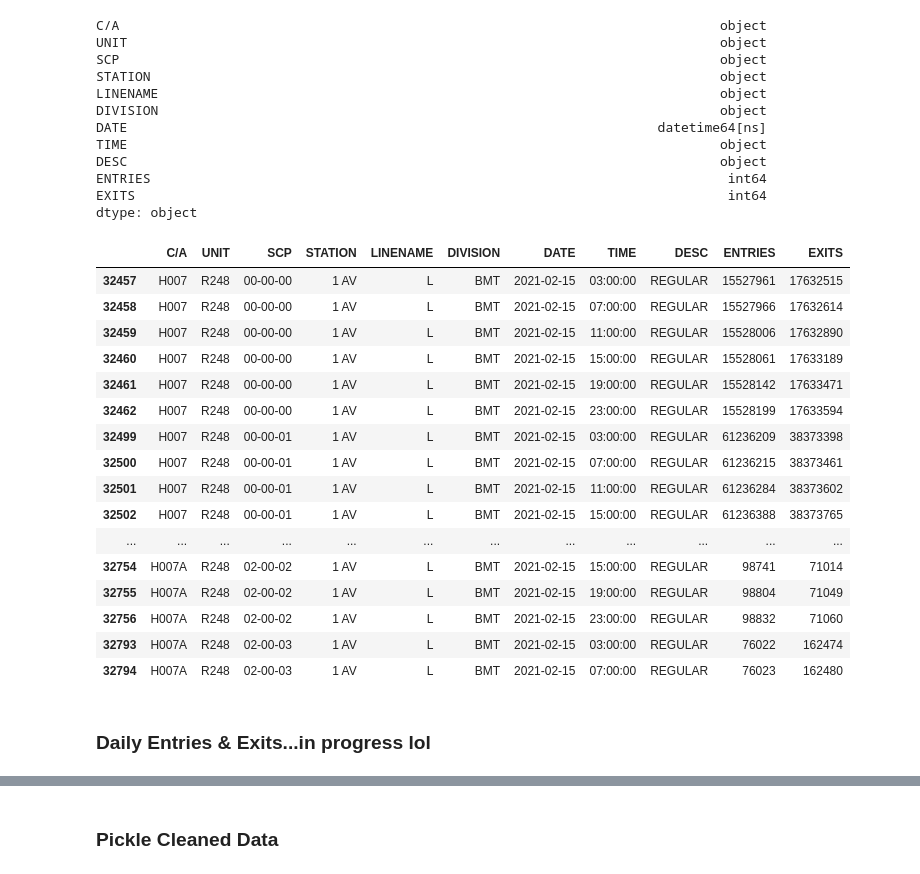
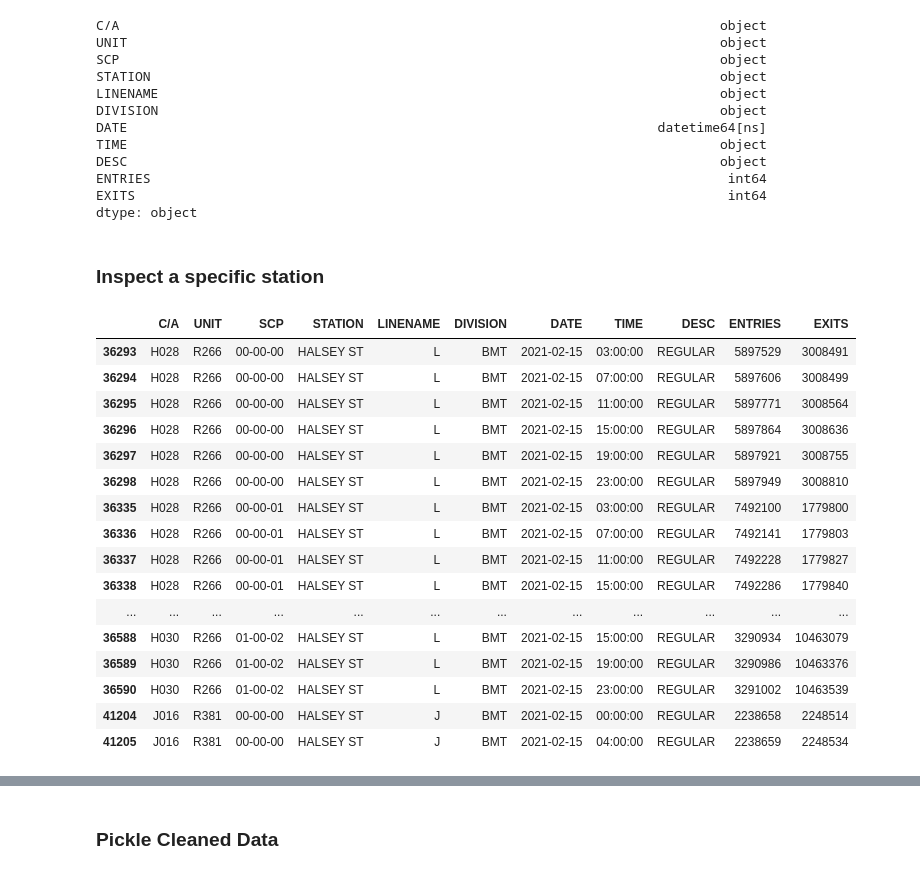
Before and after one commit to justinm0rgan/mta-turnstile-covid, a Jupyter notebook: collection-and-cleaning.ipynb, the cells around one changed output, grey strips where cells are left out. Drawn from its saved outputs; the diff is of its cells as text; code cells hidden in the pictures.

Commit message:
got daily entries

```diff
--- a/collection-and-cleaning.ipynb
+++ b/collection-and-cleaning.ipynb
@@ -152,25 +139,25 @@ DESC
 ENTRIES                                                                          int64
 EXITS                                                                            int64
 dtype: object
+# %% [markdown]
+### Inspect a specific station
 # %%
-df[(df.STATION == '1 AV') & (df.DATE.astype(str)=='2021-02-15')].head(50)
+df[(df.STATION == 'HALSEY ST') & (df.DATE.astype(str)=='2021-02-15')].head(50)
 # %% [output]
 |  | C/A | UNIT | SCP | STATION | LINENAME | DIVISION | DATE | TIME | DESC | ENTRIES | EXITS |
-| 32457 | H007 | R248 | 00-00-00 | 1 AV | L | BMT | 2021-02-15 | 03:00:00 | REGULAR | 15527961 | 17632515 |
-| 32458 | H007 | R248 | 00-00-00 | 1 AV | L | BMT | 2021-02-15 | 07:00:00 | REGULAR | 15527966 | 17632614 |
-| 32459 | H007 | R248 | 00-00-00 | 1 AV | L | BMT | 2021-02-15 | 11:00:00 | REGULAR | 15528006 | 17632890 |
-| 32460 | H007 | R248 | 00-00-00 | 1 AV | L | BMT | 2021-02-15 | 15:00:00 | REGULAR | 15528061 | 17633189 |
-| 32461 | H007 | R248 | 00-00-00 | 1 AV | L | BMT | 2021-02-15 | 19:00:00 | REGULAR | 15528142 | 17633471 |
-| 32462 | H007 | R248 | 00-00-00 | 1 AV | L | BMT | 2021-02-15 | 23:00:00 | REGULAR | 15528199 | 17633594 |
-| 32499 | H007 | R248 | 00-00-01 | 1 AV | L | BMT | 2021-02-15 | 03:00:00 | REGULAR | 61236209 | 38373398 |
-| 32500 | H007 | R248 | 00-00-01 | 1 AV | L | BMT | 2021-02-15 | 07:00:00 | REGULAR | 61236215 | 38373461 |
-| 32501 | H007 | R248 | 00-00-01 | 1 AV | L | BMT | 2021-02-15 | 11:00:00 | REGULAR | 61236284 | 38373602 |
-| 32502 | H007 | R248 | 00-00-01 | 1 AV | L | BMT | 2021-02-15 | 15:00:00 | REGULAR | 61236388 | 38373765 |
+| 36293 | H028 | R266 | 00-00-00 | HALSEY ST | L | BMT | 2021-02-15 | 03:00:00 | REGULAR | 5897529 | 3008491 |
+| 36294 | H028 | R266 | 00-00-00 | HALSEY ST | L | BMT | 2021-02-15 | 07:00:00 | REGULAR | 5897606 | 3008499 |
+| 36295 | H028 | R266 | 00-00-00 | HALSEY ST | L | BMT | 2021-02-15 | 11:00:00 | REGULAR | 5897771 | 3008564 |
+| 36296 | H028 | R266 | 00-00-00 | HALSEY ST | L | BMT | 2021-02-15 | 15:00:00 | REGULAR | 5897864 | 3008636 |
+| 36297 | H028 | R266 | 00-00-00 | HALSEY ST | L | BMT | 2021-02-15 | 19:00:00 | REGULAR | 5897921 | 3008755 |
+| 36298 | H028 | R266 | 00-00-00 | HALSEY ST | L | BMT | 2021-02-15 | 23:00:00 | REGULAR | 5897949 | 3008810 |
+| 36335 | H028 | R266 | 00-00-01 | HALSEY ST | L | BMT | 2021-02-15 | 03:00:00 | REGULAR | 7492100 | 1779800 |
+| 36336 | H028 | R266 | 00-00-01 | HALSEY ST | L | BMT | 2021-02-15 | 07:00:00 | REGULAR | 7492141 | 1779803 |
+| 36337 | H028 | R266 | 00-00-01 | HALSEY ST | L | BMT | 2021-02-15 | 11:00:00 | REGULAR | 7492228 | 1779827 |
+| 36338 | H028 | R266 | 00-00-01 | HALSEY ST | L | BMT | 2021-02-15 | 15:00:00 | REGULAR | 7492286 | 1779840 |
 | ... | ... | ... | ... | ... | ... | ... | ... | ... | ... | ... | ... |
-| 32754 | H007A | R248 | 02-00-02 | 1 AV | L | BMT | 2021-02-15 | 15:00:00 | REGULAR | 98741 | 71014 |
-| 32755 | H007A | R248 | 02-00-02 | 1 AV | L | BMT | 2021-02-15 | 19:00:00 | REGULAR | 98804 | 71049 |
-| 32756 | H007A | R248 | 02-00-02 | 1 AV | L | BMT | 2021-02-15 | 23:00:00 | REGULAR | 98832 | 71060 |
-| 32793 | H007A | R248 | 02-00-03 | 1 AV | L | BMT | 2021-02-15 | 03:00:00 | REGULAR | 76022 | 162474 |
-| 32794 | H007A | R248 | 02-00-03 | 1 AV | L | BMT | 2021-02-15 | 07:00:00 | REGULAR | 76023 | 162480 |
+| 36588 | H030 | R266 | 01-00-02 | HALSEY ST | L | BMT | 2021-02-15 | 15:00:00 | REGULAR | 3290934 | 10463079 |
+| 36589 | H030 | R266 | 01-00-02 | HALSEY ST | L | BMT | 2021-02-15 | 19:00:00 | REGULAR | 3290986 | 10463376 |
+| 36590 | H030 | R266 | 01-00-02 | HALSEY ST | L | BMT | 2021-02-15 | 23:00:00 | REGULAR | 3291002 | 10463539 |
+| 41204 | J016 | R381 | 00-00-00 | HALSEY ST | J | BMT | 2021-02-15 | 00:00:00 | REGULAR | 2238658 | 2248514 |
+| 41205 | J016 | R381 | 00-00-00 | HALSEY ST | J | BMT | 2021-02-15 | 04:00:00 | REGULAR | 2238659 | 2248534 |
-# %% [markdown]
-### Daily Entries & Exits...in progress lol
```
Also changed, not shown: parts of 12 cells of this notebook.
